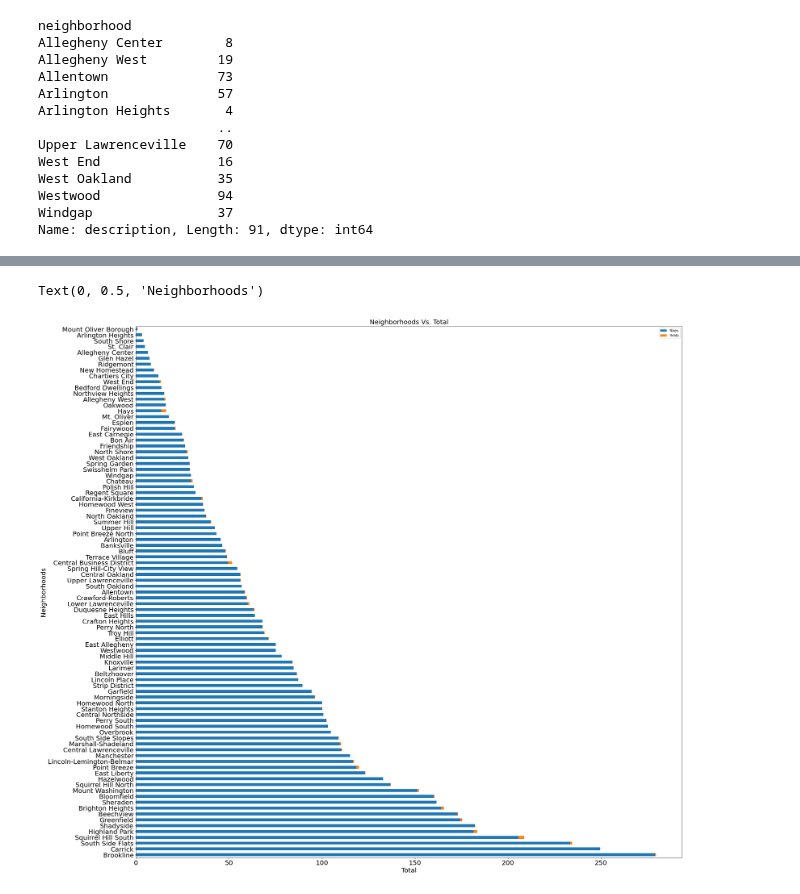
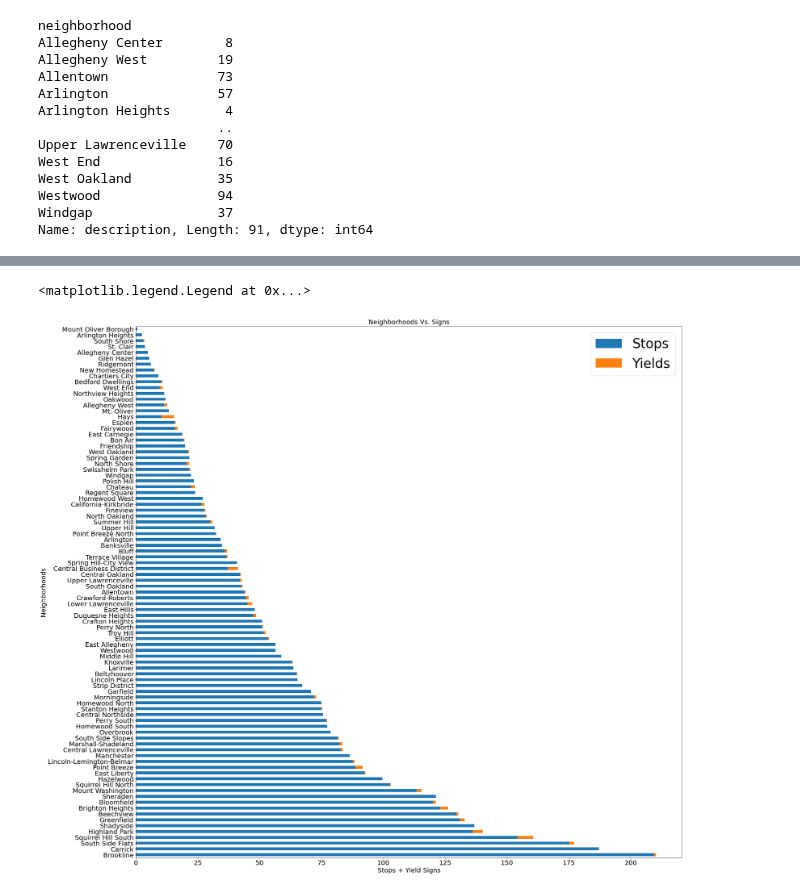
Before and after one commit to pjp401/CMPINF0010-Final-Project, a Jupyter notebook: FinalProject.ipynb, the cells around one changed output, grey strips where cells are left out. Drawn from its saved outputs; the diff is of its cells as text; code cells hidden in the pictures.

```diff
--- a/FinalProject.ipynb
+++ b/FinalProject.ipynb
@@ -207,3 +213,3 @@ There are fewer records of yield signs in traffic. To remove the effect of the m
 # %%
-trafficYields = trafficYields*0.2
-trafficStops =trafficStops*0.8
+WTrafficYields = trafficYields*0.4
+WTrafficStops = trafficStops*0.6
@@ -210,3 +218,3 @@ trafficStops =trafficStops*0.8
 # %%
-trafficSigns = pd.concat([tSN.rename("Stops"), tYN.rename("Yields")], axis=1).fillna(0)
+trafficSigns = pd.concat([WTrafficStops.rename("Stops"), WTrafficYields.rename("Yields")], axis=1).fillna(0)
 trafficSigns["Total"] = trafficSigns["Stops"] + trafficSigns["Yields"]
@@ -231,8 +224,10 @@ trafficSigns
 # %%
+# Here I am creating a stacked bar chart containg the weighted stop signs and weighted yield signs
 trafficSigns[['Stops', 'Yields']].plot(kind='barh', stacked=True, figsize=(30, 30), fontsize=20)
-plt.title("Neighborhoods Vs. Total", fontsize=20)
-plt.xlabel("Total", fontsize=20)
+plt.title("Neighborhoods Vs. Signs", fontsize=20)
+plt.xlabel("Stops + Yield Signs", fontsize=20)
 plt.ylabel("Neighborhoods", fontsize=20)
+plt.legend(prop={'size': 40})
 # %% [output]
-Text(0, 0.5, 'Neighborhoods')
+<matplotlib.legend.Legend at 0x...>
-[figure, old version]
+[figure, new version]
```
Also changed, not shown: parts of 12 cells of this notebook.
